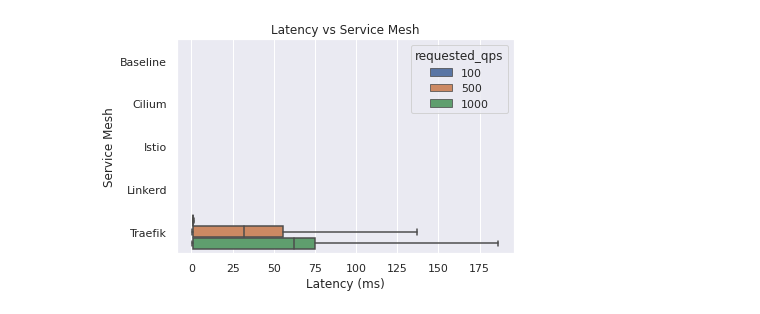
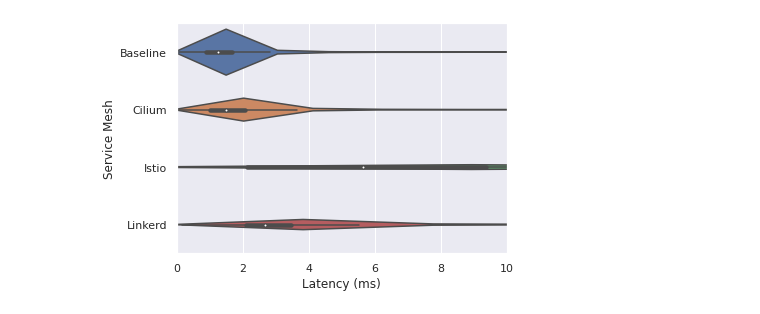
Before and after one commit to RichardBieringa/mesh-bench, a Jupyter notebook: viz/20_latencies.ipynb, the cells around one changed output. Cells and saved outputs as stored; diff of their text form; code cells hidden in the pictures.

```diff
--- a/viz/20_latencies.ipynb
+++ b/viz/20_latencies.ipynb
@@ -182,55 +106,19 @@ fig.savefig(plot_dir / file_name)
 # %%
 """
-PLOT: Boxplot latency by mesh
-Desc: Show 25p med 50p latencies without traefik
+PLOT: Violinplot
+Desc:
 """
 
-file_name = f"{file_prefix}-box_latency-no-traefik.pdf"
-plot_title = "Latency vs Service Mesh"
-
-data = exp[exp["mesh"] != "Traefik"]
-data = data[data["requested_qps"] != "1"]
-data = data.sort_values("mesh")
 
 fig, ax = plt.subplots()
-ax = sns.boxplot(data=data, x="latency", y="mesh", hue="requested_qps", showfliers=False)
+ax = sns.violinplot(data=df, x="latency", order=order, y="mesh")
 
 # Labels
 ax.set_ylabel("Service Mesh")
 ax.set_xlabel("Latency (ms)")
-ax.set_title(plot_title)
 
-# ax.set_xscale("log")
-
+ax.set_xlim(0, 10)
 
 fig.tight_layout()
-fig.savefig(plot_dir / file_name)
+# %% [output]
+[figure, added]
-# %%
-"""
-PLOT: Boxplot latency by mesh
-Desc: Show 25p med 50p latencies without traefik
-"""
-
-file_name = f"{file_prefix}-box_latency-traefik.pdf"
-plot_title = "Latency vs Service Mesh"
-
-data = exp[exp["mesh"] == "Traefik"]
-data = data[data["requested_qps"] != "1"]
-data = data.sort_values("requested_qps")
-data = data.sort_values("mesh")
-
-fig, ax = plt.subplots()
-ax = sns.boxplot(data=data, x="latency", y="mesh", hue="requested_qps", showfliers=False)
-
-# Labels
-ax.set_ylabel("Service Mesh")
-ax.set_xlabel("Latency (ms)")
-ax.set_title(plot_title)
-
-# ax.set_xscale("log")
-
-
-fig.tight_layout()
-fig.savefig(plot_dir / file_name)
-# %% [output]
-[figure, removed]
```
Also changed, not shown: parts of 12 cells of this notebook, 9 other files.
